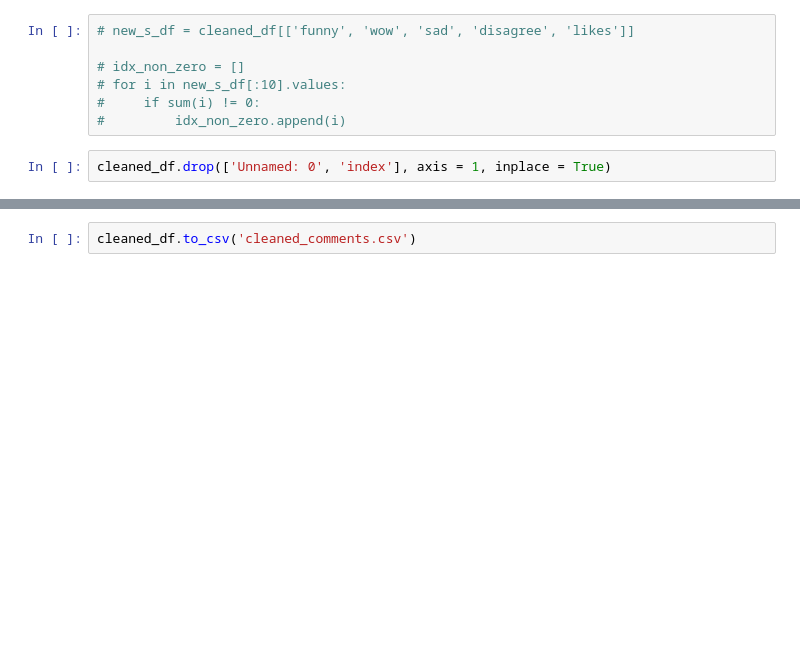
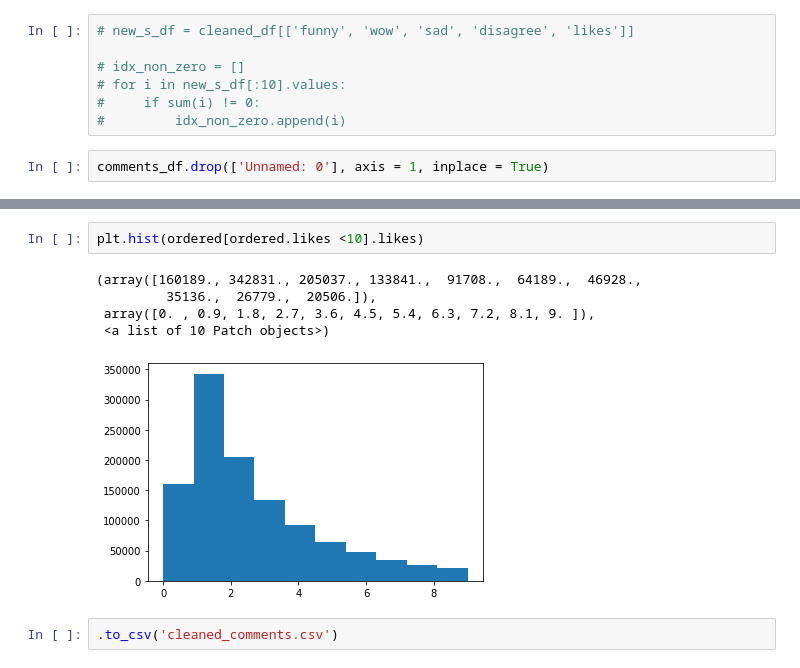
Before and after one commit to hberginc/Capstone2_temp_name, a Jupyter notebook: EDA.ipynb, the cells around one changed output, grey strips where cells are left out. Saved outputs shown, nothing was run; the diff lists cells and outputs as text; blank space fills up the shorter version.

```diff
--- a/EDA.ipynb
+++ b/EDA.ipynb
@@ -51,5 +51,5 @@ cleaned_df = comments_df.loc[~(sentiment_array==0).all(axis=1)].reset_index()
 #     if sum(i) != 0:
 #         idx_non_zero.append(i)
 # %%
-cleaned_df.drop(['Unnamed: 0', 'index'], axis = 1, inplace = True)
+comments_df.drop(['Unnamed: 0'], axis = 1, inplace = True)
 # %%
@@ -89,2 +115,10 @@ cleaned_df
+# %%
+plt.hist(ordered[ordered.likes <10].likes)
+# %% [output]
+(array([160189., 342831., 205037., 133841.,  91708.,  64189.,  46928.,
+         35136.,  26779.,  20506.]),
+ array([0. , 0.9, 1.8, 2.7, 3.6, 4.5, 5.4, 6.3, 7.2, 8.1, 9. ]),
+ <a list of 10 Patch objects>)
+[figure, added]
 # %%
-cleaned_df.to_csv('cleaned_comments.csv')
+.to_csv('cleaned_comments.csv')
```
Also changed, not shown: parts of 15 cells of this notebook, 1 other file.
